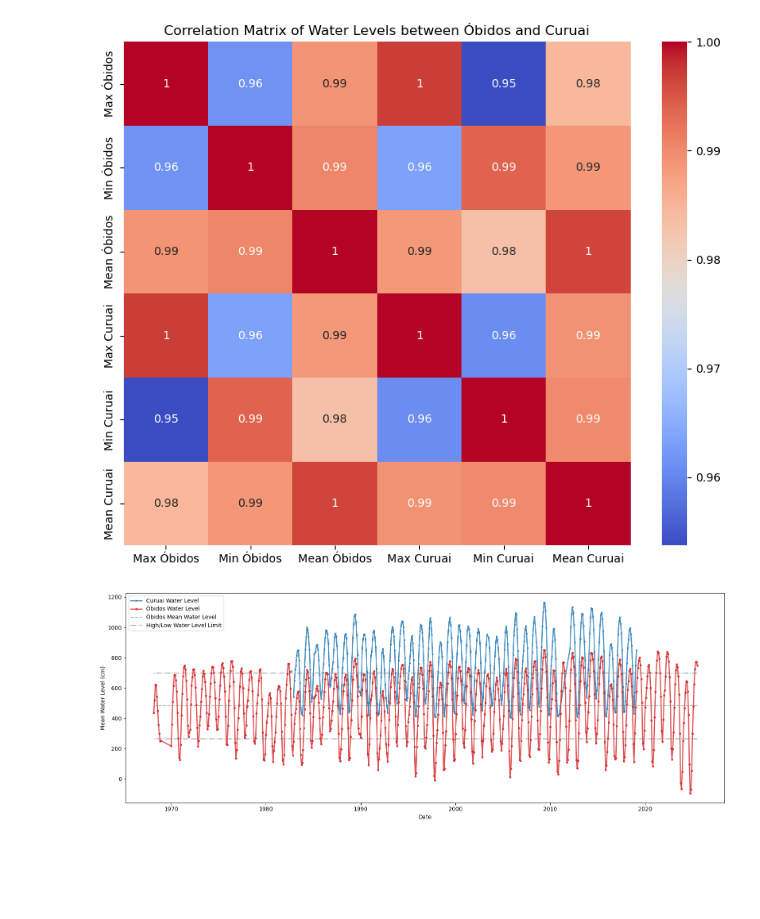
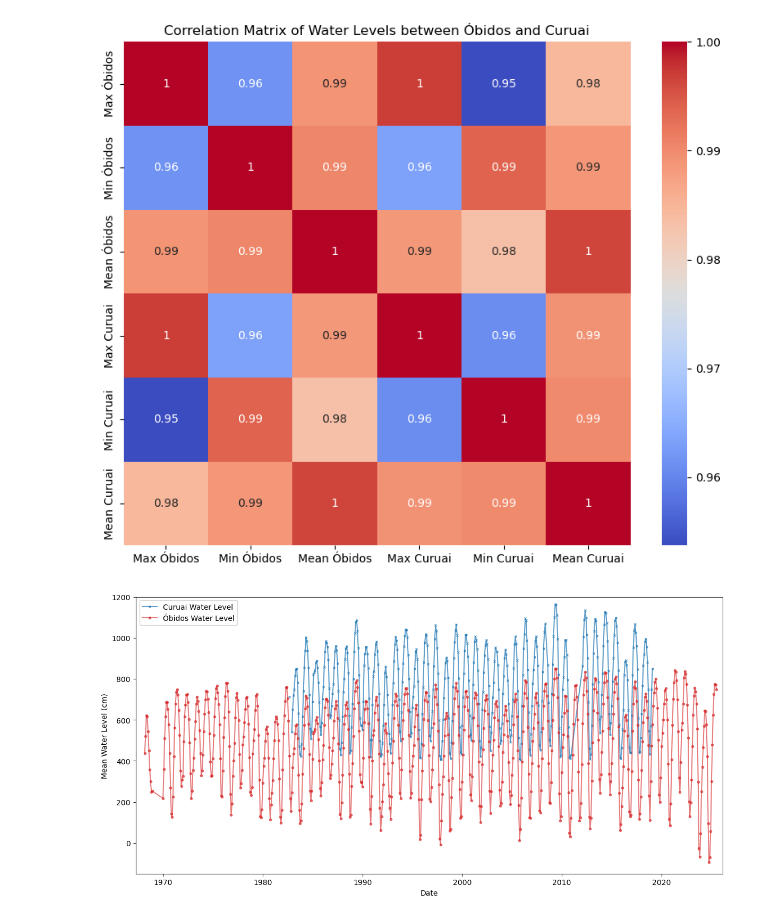
Before and after one commit to larissavaladao/time_series_curuai, a Jupyter notebook: 5. parameters_by_period/1.set_periods.ipynb, the cells around one changed output. Saved outputs shown, nothing was run; the diff lists cells and outputs as text; code cells hidden in the pictures; blank space fills up the shorter version.

```diff
--- a/5. parameters_by_period/1.set_periods.ipynb
+++ b/5. parameters_by_period/1.set_periods.ipynb
@@ -36,6 +36,7 @@ obidos = pd.read_csv(os.path.join(data_directory,'17050001_Cotas.csv')).drop_dup
 obidos = obidos[['EstacaoCodigo', 'Data',  'Maxima', 'Minima', 'Media' ]].copy()
 obidos['Data'] = pd.to_datetime(obidos['Data'],dayfirst=True)
 obidos['location'] = "Óbidos"
+obidos = obidos.sort_values(by='Data').reset_index(drop=True)
 obidos
 # %% [output]
 |  | EstacaoCodigo | Data | Maxima | Minima | Media | location |
@@ -62,6 +63,7 @@ curuai = pd.read_csv(os.path.join(data_directory,'17060000_Cotas.csv')).drop_dup
 curuai = curuai[['EstacaoCodigo', 'Data',  'Maxima', 'Minima', 'Media' ]].copy()
 curuai['Data'] = pd.to_datetime(curuai['Data'],dayfirst=True)
 curuai['location'] = "Curuai"
+curuai = curuai.sort_values(by='Data').reset_index(drop=True)
 curuai
 # %% [output]
 |  | EstacaoCodigo | Data | Maxima | Minima | Media | location |
@@ -113,32 +115,33 @@ plt.show()
 # %%
 #comparar dados = seguem o mesmo padrão, aproximadamente
 # grafico de linhas
 
 
-fig, ax = plt.subplots(figsize=(16, 6))
+fig, ax = plt.subplots(figsize=(12, 6))
 
     # Plot predictions
 ax.plot(curuai['Data'], curuai['Media'],
-            color='#1f77b4',marker="x",markersize = 2.5,  linestyle='solid', linewidth=2, alpha=0.8, label='Curuai Water Level')
+            color='#1f77b4',marker="x",markersize = 2.5,  linestyle='solid', linewidth=1.5, alpha=0.7, label='Curuai Water Level')
 ax.plot(obidos['Data'], obidos['Media'],
-            color='#d62728', marker="o",markersize = 3,linestyle='solid', linewidth=2, alpha=0.8, label='Óbidos Water Level')
-media = [float(obidos["Media"].mean())] * len(obidos["Media"])
-ax.plot(obidos['Data'],media,color='grey', linestyle='--', linewidth=1.5, alpha=0.7, label='Óbidos Mean Water Level')
-media = [float(obidos["Media"].mean() + ( obidos["Media"].std()))] * len(obidos["Media"])
-ax.plot(obidos['Data'],media,color='grey', linestyle='-.', linewidth=1.5, alpha=0.7, label='High/Low Water Level Limit' )
-media = [float(obidos["Media"].mean() - ( obidos["Media"].std()))] * len(obidos["Media"])
-ax.plot(obidos['Data'],media,color='grey', linestyle='-.', linewidth=1.5, alpha=0.7 )
+            color='#d62728', marker="o",markersize = 3,linestyle='solid', linewidth=1.5, alpha=0.6, label='Óbidos Water Level')
+# media = [float(obidos["Media"].mean())] * len(obidos["Media"])
+# ax.plot(obidos['Data'],media,color='grey', linestyle='--', linewidth=1.5, alpha=0.7, label='Óbidos Mean Water Level')
+# media = [float(obidos["Media"].mean() + ( obidos["Media"].std()))] * len(obidos["Media"])
+# ax.plot(obidos['Data'],media,color='grey', linestyle='-.', linewidth=1.5, alpha=0.7, label='High/Low Water Level Limit' )
+# media = [float(obidos["Media"].mean() - ( obidos["Media"].std()))] * len(obidos["Media"])
+# ax.plot(obidos['Data'],media,color='grey', linestyle='-.', linewidth=1.5, alpha=0.7 )
 
 ax.set_xlabel('Date')
 ax.set_ylabel('Mean Water Level (cm)')
 ax.legend(loc='upper left')
-
+ax.set_ylim(-150,1200)
+ax.set_xlim(left = -1000,right=20500)
 plt.tight_layout()
-plt.savefig(os.path.join(exp_directory,f"correlation.jpg"),dpi=300)
+plt.savefig(os.path.join(exp_directory,f"time_series.jpg"),dpi=300)
 plt.show()
 plt.close()
 # %% [output]
-[figure, old version]
+[figure, new version]
 # %%
 print('media obidos: ', obidos["Media"].mean())
 print('std obidos: ', obidos["Media"].std())
```
Also changed, not shown: parts of 29 cells of this notebook, 7 other files.
